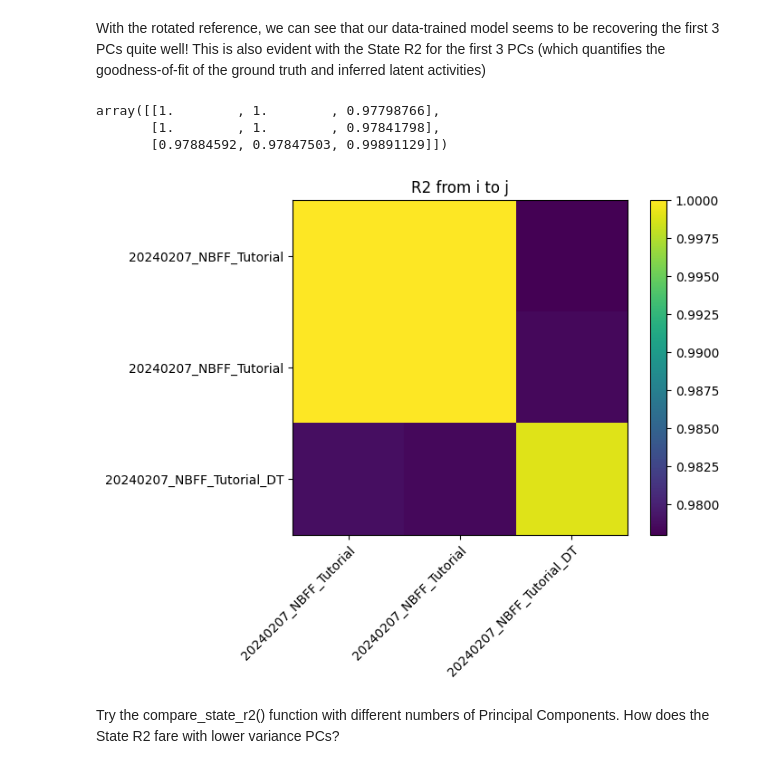
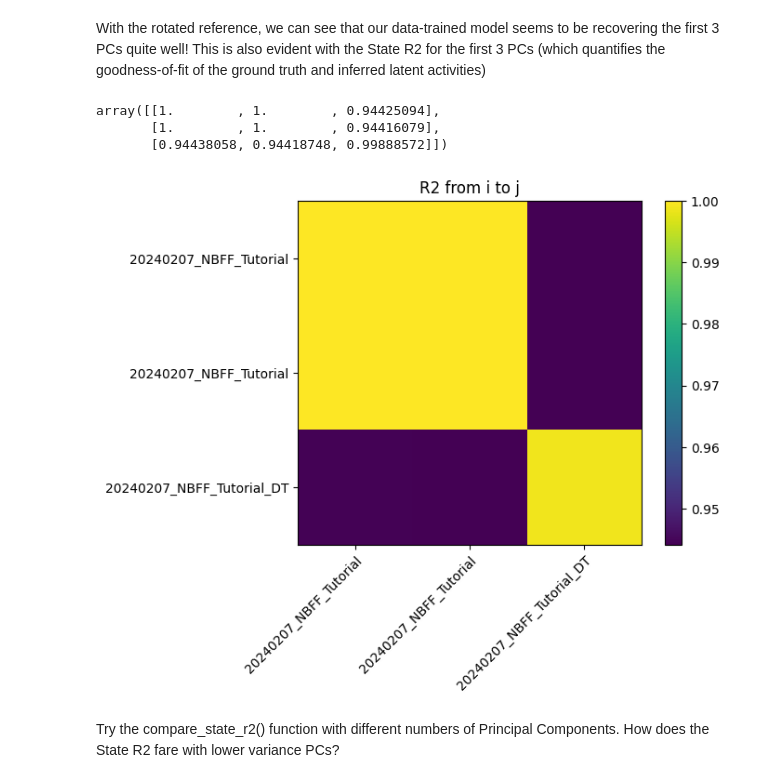
Before and after one commit to snel-repo/ComputationThruDynamicsBenchmark, a Jupyter notebook: examples/tutorial_notebook.ipynb, the cells around one changed output. Saved outputs shown, nothing was run; the diff lists cells and outputs as text; code cells hidden in the pictures.

```diff
--- a/examples/tutorial_notebook.ipynb
+++ b/examples/tutorial_notebook.ipynb
@@ -108,12 +129,12 @@ comp.plot_trials_reference(num_trials=3, num_pcs=3)
 # %% [markdown]
 With the rotated reference, we can see that our data-trained model seems to be recovering the first 3 PCs quite well! This is also evident with the State R2 for the first 3 PCs (which quantifies the goodness-of-fit of the ground truth and inferred latent activities)
 # %%
-comp.compare_state_r2()
+comp.compare_state_r2(num_pcs=6)
 # %% [output]
-array([[1.        , 1.        , 0.97798766],
-       [1.        , 1.        , 0.97841798],
-       [0.97884592, 0.97847503, 0.99891129]])
+array([[1.        , 1.        , 0.94425094],
+       [1.        , 1.        , 0.94416079],
+       [0.94438058, 0.94418748, 0.99888572]])
-[figure, old version]
+[figure, new version]
 # %% [markdown]
 Try the compare_state_r2() function with different numbers of Principal Components. How does the State R2 fare with lower variance PCs?
 # %% [markdown]
```
Also changed, not shown: parts of 3 cells of this notebook, 14 other files.
